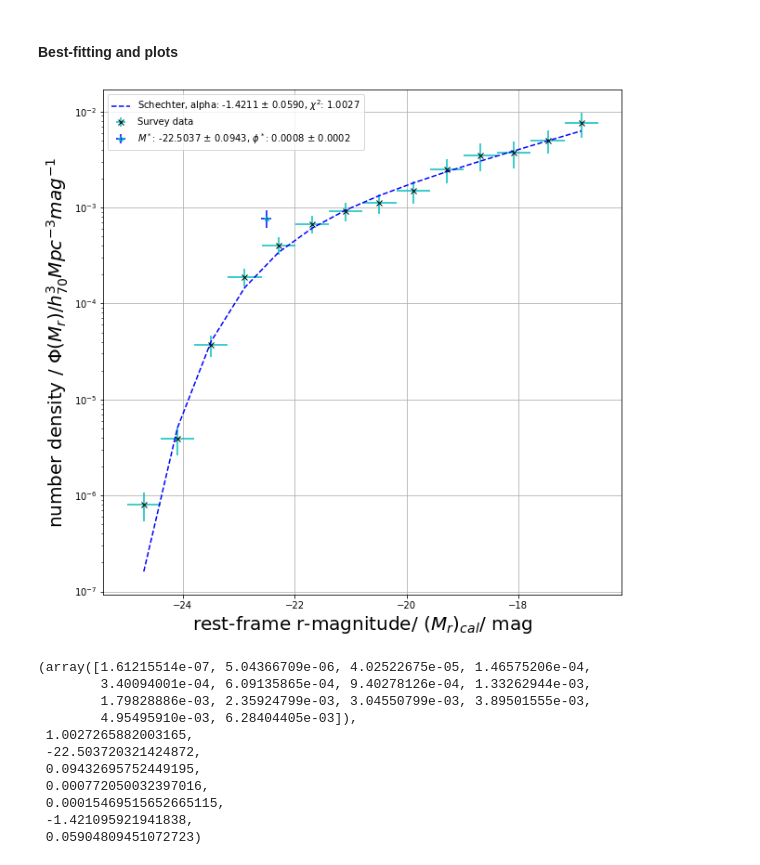
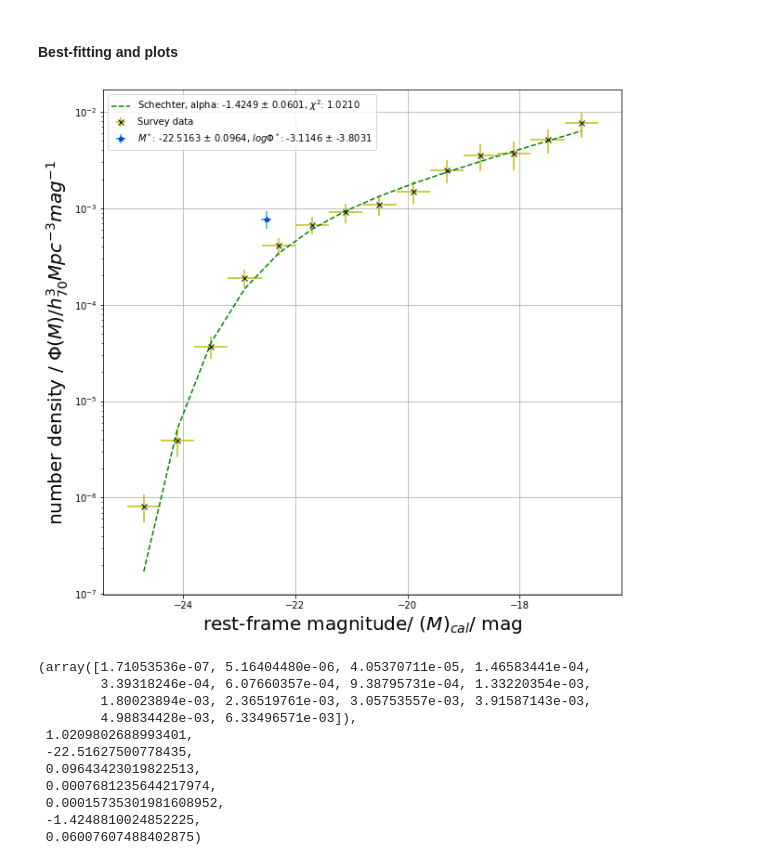
Before and after one commit to manasveesaraf/lumfunc, a Jupyter notebook: CodeForProjectManasvee_github.ipynb, the cells around one changed output. Cells and saved outputs as stored; diff of their text form; code cells hidden in the pictures.

Commit message:
Update CodeForProjectManasvee_github.ipynb
Added some plotting functions

```diff
--- a/CodeForProjectManasvee_github.ipynb
+++ b/CodeForProjectManasvee_github.ipynb
@@ -577,7 +824,7 @@ def get_schechter_phi(M_list,
                      phi_list,
                      xerr=M_err_list,
                      yerr=phi_err_list,
-                     fmt='cx',
+                     fmt='yx',
                      mec='k',
                      label='Survey data')
 
@@ -585,7 +832,7 @@ def get_schechter_phi(M_list,
         plt.plot(
             M_list,
             model_phi_list,
-            'b--',
+            'g--',
             label='Schechter, alpha: {0:.4f} $\pm$ {1:.4f}, $\chi^{2}$: {3:.4f}'
             .format(alpha, alpha_err, 2, red_chi_sq))
 
@@ -595,18 +842,18 @@ def get_schechter_phi(M_list,
             phi_star,
             xerr=M_star_err,
             yerr=phi_star_err,
-            fmt='b*',
-            mec='c',
+            fmt='c*',
+            mec='b',
             label=
-            '$M^{0}$: {1:.4f} $\pm$ {2:.4f}, $\phi^{3}$: {4:.4f} $\pm$ {5:.4f}'
-            .format('*', M_star, M_star_err, '*', phi_star, phi_star_err))
+            '$M^{0}$: {1:.4f} $\pm$ {2:.4f}, $log\Phi^{3}$: {4:.4f} $\pm$ {5:.4f}'
+            .format('*', M_star, M_star_err, '*', np.log10(phi_star), np.log10(phi_star_err)))
 
         plt.yscale('log')
         # plt.xlim(-26, -12)
         # plt.ylim(1e-8, 0.9)
-        plt.xlabel("rest-frame r-magnitude/ $(M_{r})_{cal}$/ mag", fontsize=20)
+        plt.xlabel("rest-frame magnitude/ $(M)_{cal}$/ mag", fontsize=20)
         plt.ylabel(
-            "number density / $\Phi (M_{r})/ h_{70}^{3}Mpc^{-3}mag^{-1}$",
+            "number density / $\Phi (M)/ h_{70}^{3}Mpc^{-3}mag^{-1}$",
             fontsize=20)
         # plt.title(title, fontsize=20)
         plt.grid(True)
@@ -618,41 +865,33 @@ def get_schechter_phi(M_list,
 
     return model_phi_list, red_chi_sq, M_star, M_star_err, phi_star, phi_star_err, alpha, alpha_err
 # %%
-get_schechter_phi(
+get_schechter_phi(np.array([
+    -24.7, -24.1, -23.5, -22.9, -22.3, -21.7, -21.1, -20.5, -19.9, -19.3,
+    -18.7, -18.1, -17.5, -16.9
+]),
+    np.ones(14) * 0.3,
     np.array([
-        -24.69729828, -24.0952858, -23.49327332, -22.89126084, -22.28924836,
-        -21.68723587, -21.08522339, -20.48321091, -19.88119843, -19.27918595,
-        -18.67717347, -18.07516099, -17.4731485, -16.87113602
+        8.1e-07, 3.9e-06, 3.7e-05, 1.9e-04, 4.1e-04, 6.7e-04,
+        9.1e-04, 1.1e-03, 1.5e-03, 2.5e-03, 3.5e-03, 3.7e-03,
+        5.1e-03, 7.6e-03
     ]),
     np.array([
-        0.30100624, 0.30100624, 0.30100624, 0.30100624, 0.30100624, 0.30100624,
-        0.30100624, 0.30100624, 0.30100624, 0.30100624, 0.30100624, 0.30100624,
-        0.30100624, 0.30100624
+        2.6e-07, 1.3e-06, 9.5e-06, 3.9e-05, 8.5e-05, 1.4e-04,
+        2.1e-04, 2.6e-04, 3.9e-04, 6.9e-04, 1.1e-03, 1.2e-03,
+        1.4e-03, 2.2e-03
     ]),
-    np.array([
-        8.05551125e-07, 3.88006185e-06, 3.69629802e-05, 1.89598594e-04,
-        4.05468514e-04, 6.72676369e-04, 9.09832025e-04, 1.11367139e-03,
-        1.48211046e-03, 2.49173629e-03, 3.51558199e-03, 3.72147189e-03,
-        5.01716103e-03, 7.55817685e-03
-    ]),
-    np.array([
-        2.61759783e-07, 1.25718317e-06, 9.52799069e-06, 3.89147050e-05,
-        8.49777323e-05, 1.39651245e-04, 2.00190843e-04, 2.57083205e-04,
-        3.95215518e-04, 6.88821910e-04, 1.10196321e-03, 1.17736050e-03,
-        1.39659137e-03, 2.17712916e-03
-    ]),
-    np.array([-20.71, 10**(-2.02), -1.26]),
-    plot_savename='test.png')
+    np.array([-20.71, 9.5e-3, -1.3]),
+    plot_savename='test_Sch.png')
 # %% [output]
-[figure, old version]
+[figure, new version]
-(array([1.61215514e-07, 5.04366709e-06, 4.02522675e-05, 1.46575206e-04,
-        3.40094001e-04, 6.09135865e-04, 9.40278126e-04, 1.33262944e-03,
-        1.79828886e-03, 2.35924799e-03, 3.04550799e-03, 3.89501555e-03,
-        4.95495910e-03, 6.28404405e-03]),
- 1.0027265882003165,
- -22.503720321424872,
- 0.09432695752449195,
- 0.000772050032397016,
- 0.00015469515652665115,
- -1.421095921941838,
- 0.05904809451072723)
+(array([1.71053536e-07, 5.16404480e-06, 4.05370711e-05, 1.46583441e-04,
+        3.39318246e-04, 6.07660357e-04, 9.38795731e-04, 1.33220354e-03,
+        1.80023894e-03, 2.36519761e-03, 3.05753557e-03, 3.91587143e-03,
+        4.98834428e-03, 6.33496571e-03]),
+ 1.0209802688993401,
+ -22.51627500778435,
+ 0.09643423019822513,
+ 0.0007681235644217974,
+ 0.00015735301981608952,
+ -1.4248810024852225,
+ 0.06007607488402875)
```
Also changed, not shown: parts of 22 cells of this notebook.
